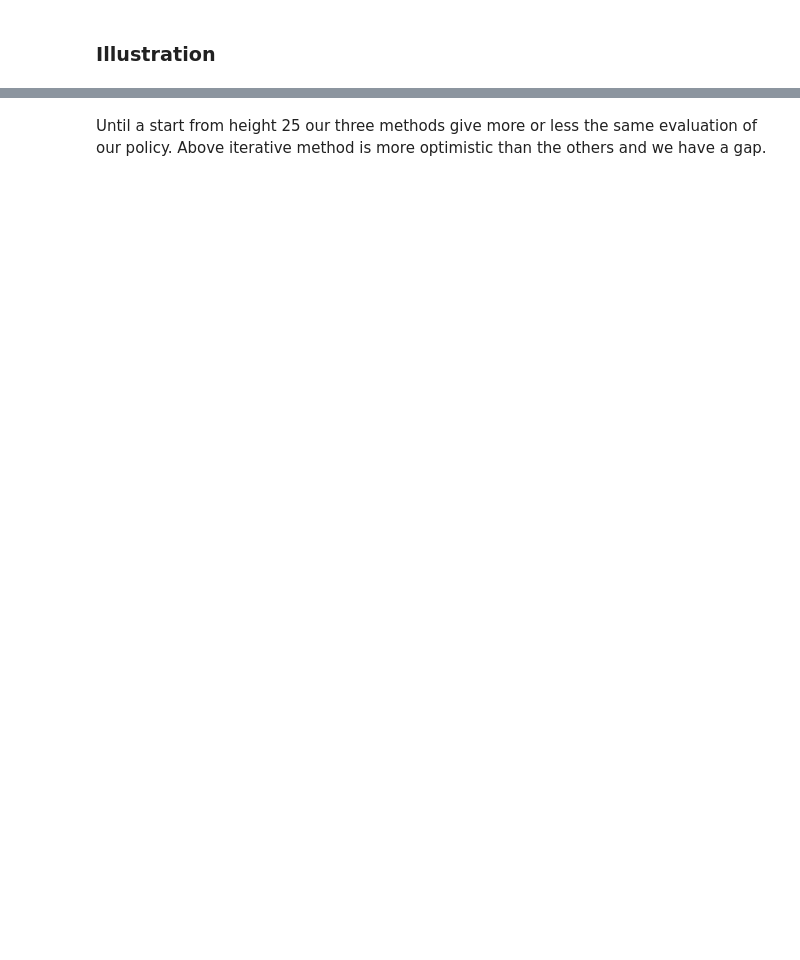
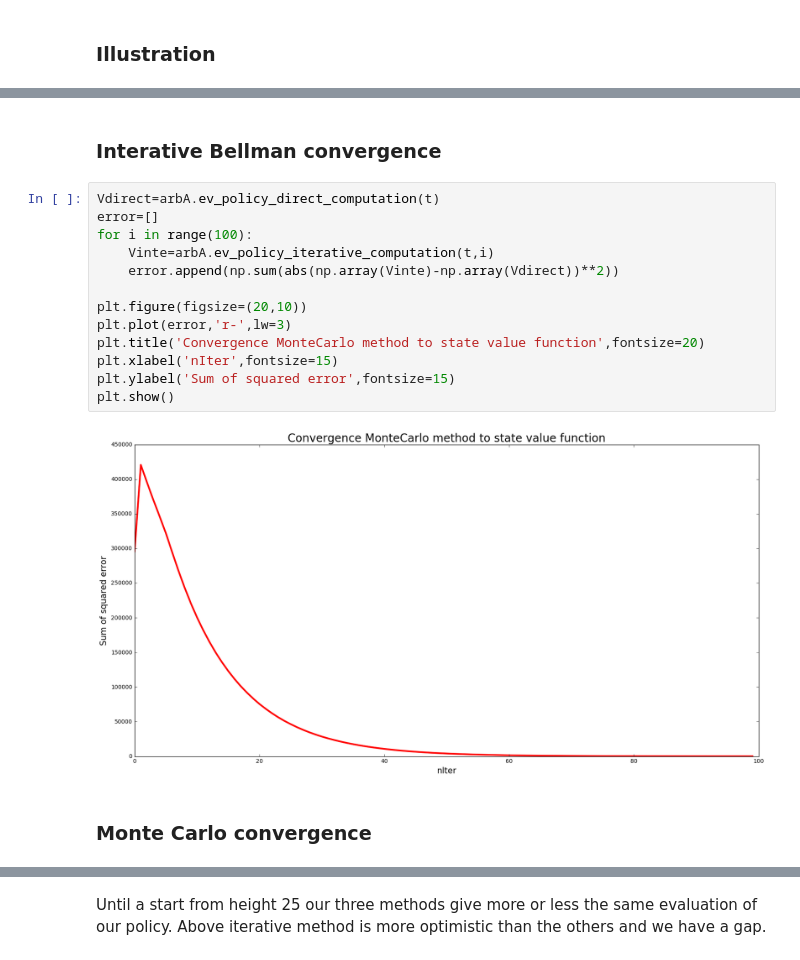
Before and after one commit to bigtdu53/tp1_reinforcment, a Jupyter notebook: tp_1_clean.ipynb, the cells around one changed output, grey strips where cells are left out. Cells and saved outputs as stored; diff of their text form; blank space fills up the shorter version.

```diff
--- a/tp_1_clean.ipynb
+++ b/tp_1_clean.ipynb
@@ -364,0 +364,19 @@ plt.show()
+# %% [markdown]
+### Interative Bellman convergence
+# %%
+Vdirect=arbA.ev_policy_direct_computation(t)
+error=[]
+for i in range(100):
+    Vinte=arbA.ev_policy_iterative_computation(t,i)
+    error.append(np.sum(abs(np.array(Vinte)-np.array(Vdirect))**2))
+
+plt.figure(figsize=(20,10))
+plt.plot(error,'r-',lw=3)
+plt.title('Convergence MonteCarlo method to state value function',fontsize=20)
+plt.xlabel('nIter',fontsize=15)
+plt.ylabel('Sum of squared error',fontsize=15)
+plt.show()
+# %% [output]
+[figure, added]
+# %% [markdown]
+### Monte Carlo convergence
```
Also changed, not shown: parts of 17 cells of this notebook.
